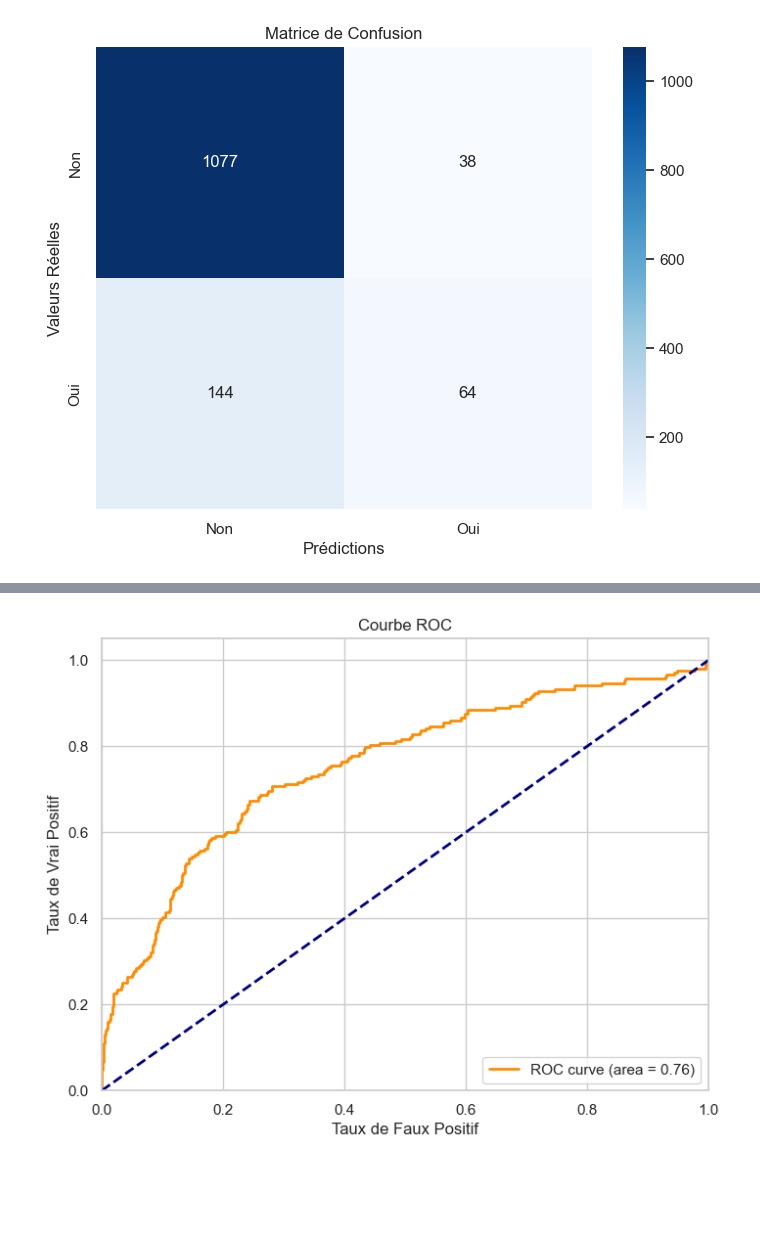
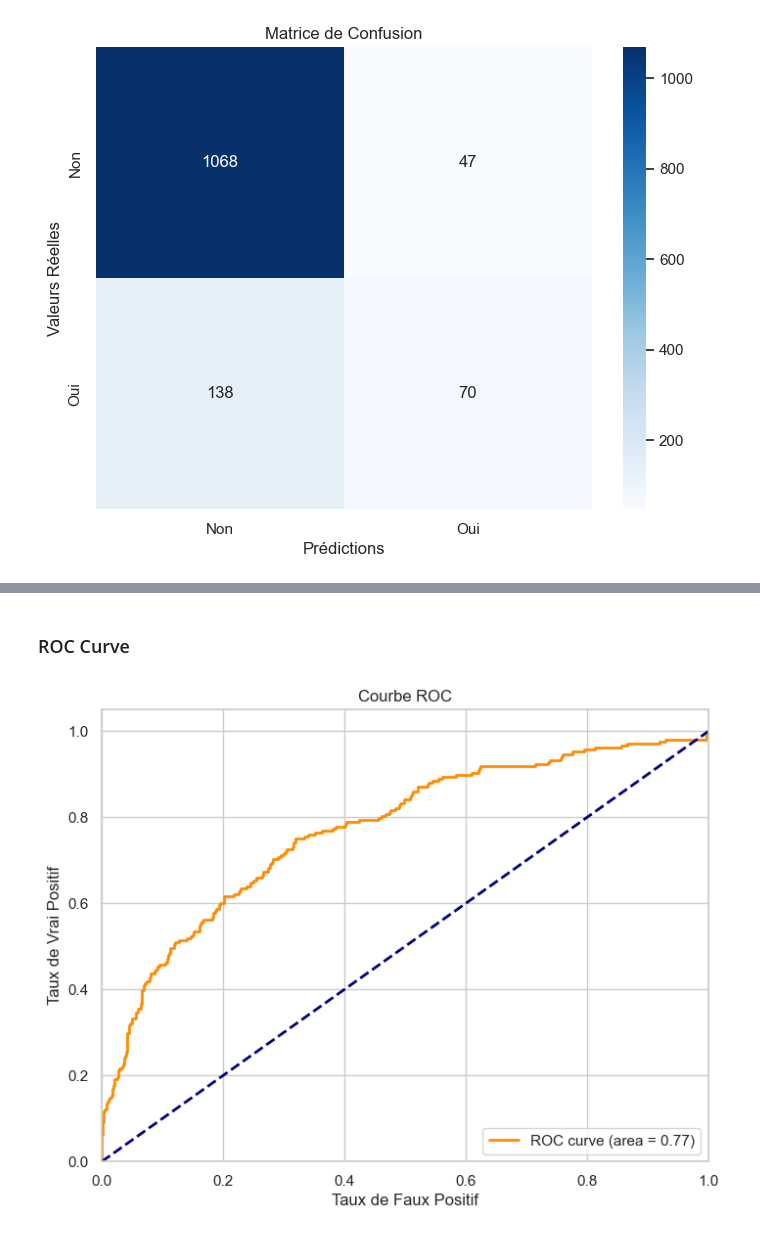
Before and after one commit to ocekic/HumanForYou-RetentionDesEmployesAI, a Jupyter notebook: Livrable_HFYE.ipynb, the cells around one changed output, grey strips where cells are left out. Cells and saved outputs as stored; diff of their text form; code cells hidden in the pictures; blank space fills up the shorter version.

Commit message:
ajout du fichier notebook avec les données 'Age', 'Gender' & 'MaritalStatus' en +
+ corrections de quelques fautes de français

```diff
--- a/Livrable_HFYE.ipynb
+++ b/Livrable_HFYE.ipynb
@@ -343,0 +361,5 @@ dataSetKNN
+# %%
+final_data = final_data.drop(columns=['EmployeeID','StandardHours'])
+
+final_data.hist(bins=50, figsize=(20,15))
+plt.show()
@@ -343,0 +426,32 @@ dataSetKNN
+# %%
+# Identification des colonnes pour chaque transformation
+num_features = ['Age', 'MonthlyIncome', 'DistanceFromHome', 'TotalWorkingYears', 'NumCompaniesWorked', 'YearsAtCompany', 'Holidays', 'AverageTimeWorking', 'AverageInTime', 'AverageOutTime', 'WorkingTimeEval']
+cat_features = ['BusinessTravel','Department' , 'EducationField', 'JobRole', 'MaritalStatus', 'Gender']
+
+# Création des pipelines pour les transformations numériques et catégorielles
+num_pipeline = Pipeline([
+    ('imputer', SimpleImputer(strategy='mean')),
+    ('scaler', StandardScaler())
+])
+
+cat_pipeline = Pipeline([
+    ('onehot', OneHotEncoder(handle_unknown='ignore'))
+])
+
+# Assemblage du pipeline complet
+preprocessor = ColumnTransformer([
+    ('num', num_pipeline, num_features),
+    ('cat', cat_pipeline, cat_features)
+])
+
+# Division du dataset
+X = final_data.drop('Attrition', axis=1)
+y = final_data['Attrition'].apply(lambda x: 1 if x == 'Yes' else 0)  # Conversion de la cible en binaire
+
+
+# Vérifiez si toutes les colonnes référencées existent dans X
+#print(X.columns)
+#missing_cols_num = [col for col in num_features if col not in X.columns]
+#missing_cols_cat = [col for col in cat_features if col not in X.columns]
+#print("Colonnes numériques manquantes:", missing_cols_num)
+#print("Colonnes catégorielles manquantes:", missing_cols_cat)
@@ -555,6 +774,6 @@ dataSetLinearRegression
 # %%
 # Création d'un pipeline intégrant le préprocesseur et le modèle de régression logistique
-linear_regression_pipeline = Pipeline(steps=[
+Logistic_regression_pipeline = Pipeline(steps=[
     ('preprocessor', preprocessor),
     ('classifier', LogisticRegression(max_iter=1000))
 ])
@@ -563,7 +782,7 @@ linear_regression_pipeline = Pipeline(steps=[
 X_train, X_test, y_train, y_test = train_test_split(X, y, test_size=0.3, random_state=42)
 
 # Entrainement du pipeline
-linear_regression_pipeline.fit(X_train, y_train)
+Logistic_regression_pipeline.fit(X_train, y_train)
 # %% [output]
 Pipeline(steps=[('preprocessor',
                  ColumnTransformer(transformers=[('num',
@@ -618,20 +841,22 @@ plt.show()
+# %% [markdown]
+### ROC Curve
 # %%
 # Calcul des taux de vrais positifs et faux positifs
-fpr, tpr, thresholds = roc_curve(y_test, linear_regression_pipeline.predict_proba(X_test)[:,1])
+fpr, tpr, thresholds = roc_curve(y_test, Logistic_regression_pipeline.predict_proba(X_test)[:,1])
 
 # Calcul de l'aire sous la courbe ROC
 roc_auc = auc(fpr, tpr)
 
 # Affichage de la courbe ROC
 plt.figure(figsize=(8, 6))
 plt.plot(fpr, tpr, color='darkorange', lw=2, label='ROC curve (area = %0.2f)' % roc_auc)
 plt.plot([0, 1], [0, 1], color='navy', lw=2, linestyle='--')
 plt.xlim([0.0, 1.0])
 plt.ylim([0.0, 1.05])
 plt.xlabel('Taux de Faux Positif')
 plt.ylabel('Taux de Vrai Positif')
 plt.title('Courbe ROC')
 plt.legend(loc="lower right")
 plt.show()
 # %% [output]
-[figure, old version]
+[figure, new version]
```
Also changed, not shown: parts of 109 cells of this notebook, 2 other files.
